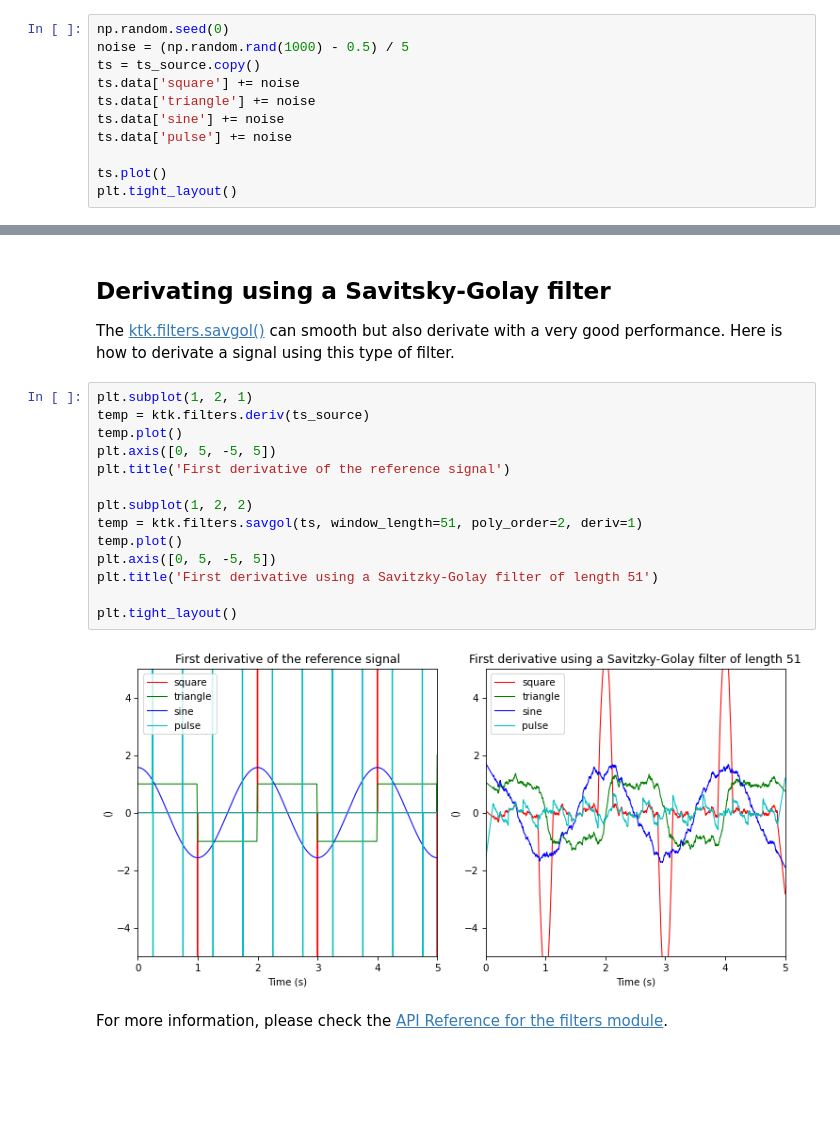
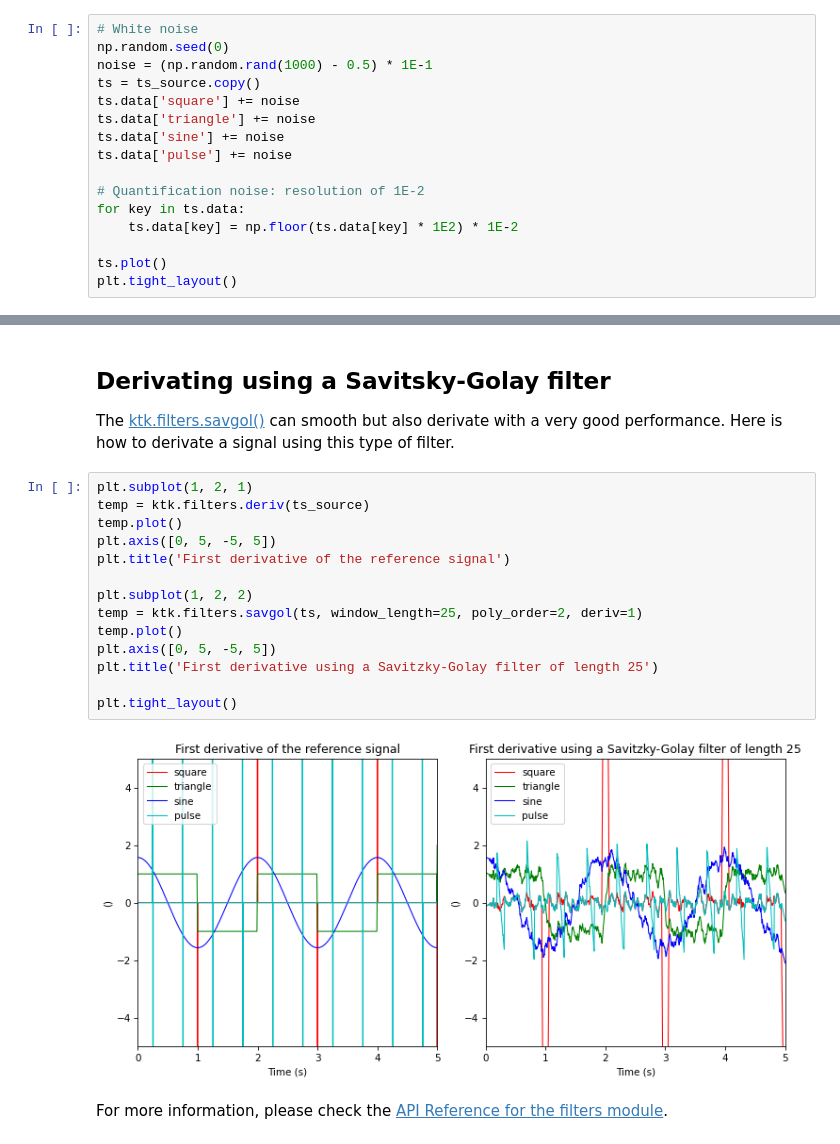
Before and after one commit to kineticstoolkit/kineticstoolkit, a Jupyter notebook: doc/filters.ipynb, the cells around one changed output, grey strips where cells are left out. Saved outputs shown, nothing was run; the diff lists cells and outputs as text; blank space fills up the shorter version.

Commit message:
[STABLE] feature/filters completed.

```diff
--- a/doc/filters.ipynb
+++ b/doc/filters.ipynb
@@ -28,12 +28,17 @@ Let's add some noise in these nice functions.
 # %%
+# White noise
 np.random.seed(0)
-noise = (np.random.rand(1000) - 0.5) / 5
+noise = (np.random.rand(1000) - 0.5) * 1E-1
 ts = ts_source.copy()
 ts.data['square'] += noise
 ts.data['triangle'] += noise
 ts.data['sine'] += noise
 ts.data['pulse'] += noise
 
+# Quantification noise: resolution of 1E-2
+for key in ts.data:
+    ts.data[key] = np.floor(ts.data[key] * 1E2) * 1E-2
+
 ts.plot()
 plt.tight_layout()
 # %% [output]
@@ -214,18 +219,18 @@ The [ktk.filters.savgol()](api/ktk.filters.rst#ktk.filters.savgol) can smooth bu
 # %%
 plt.subplot(1, 2, 1)
 temp = ktk.filters.deriv(ts_source)
 temp.plot()
 plt.axis([0, 5, -5, 5])
 plt.title('First derivative of the reference signal')
 
 plt.subplot(1, 2, 2)
-temp = ktk.filters.savgol(ts, window_length=51, poly_order=2, deriv=1)
+temp = ktk.filters.savgol(ts, window_length=25, poly_order=2, deriv=1)
 temp.plot()
 plt.axis([0, 5, -5, 5])
-plt.title('First derivative using a Savitzky-Golay filter of length 51')
+plt.title('First derivative using a Savitzky-Golay filter of length 25')
 
 plt.tight_layout()
 # %% [output]
-[figure, old version]
+[figure, new version]
 # %% [markdown]
 For more information, please check the [API Reference for the filters module](api/ktk.filters.rst).
```
Also changed, not shown: parts of 12 cells of this notebook, 29 other files.
